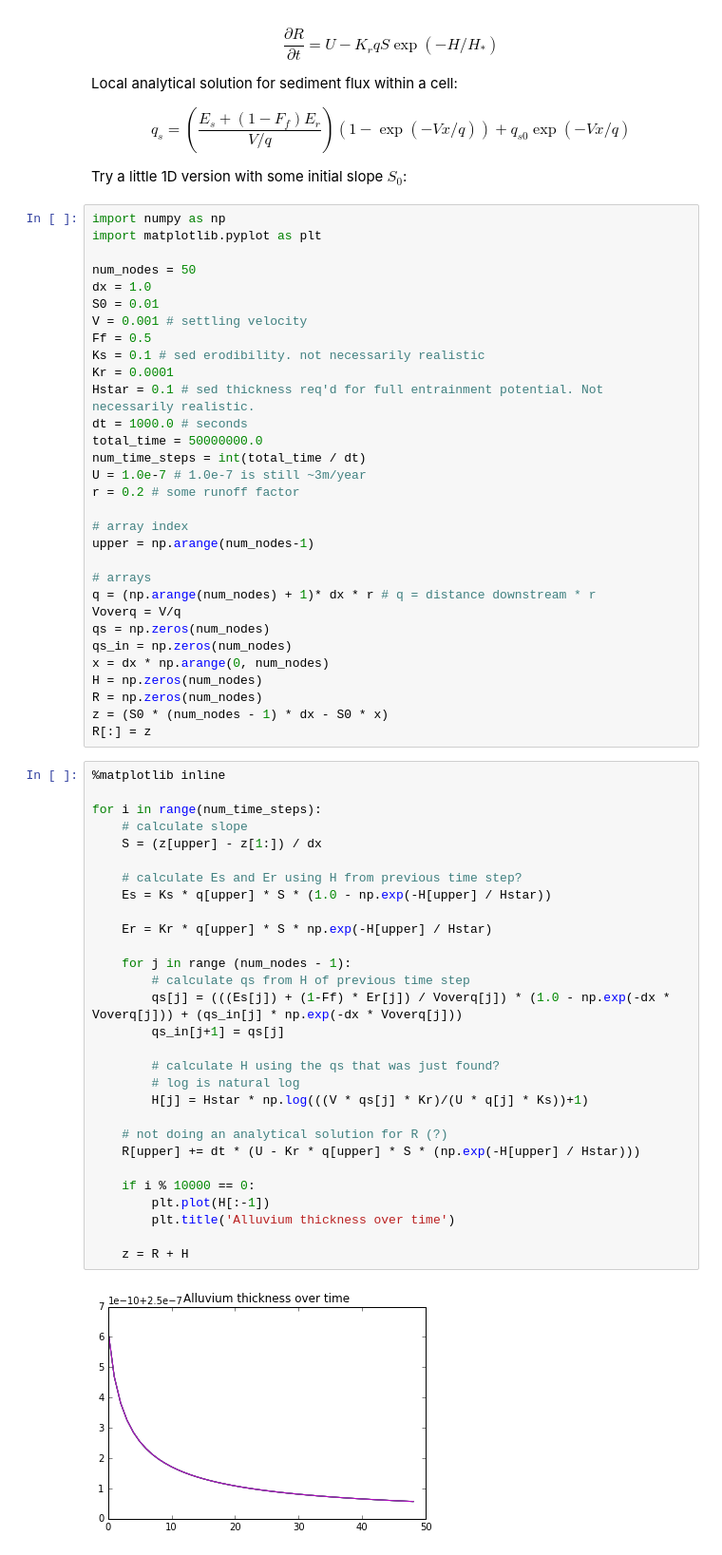
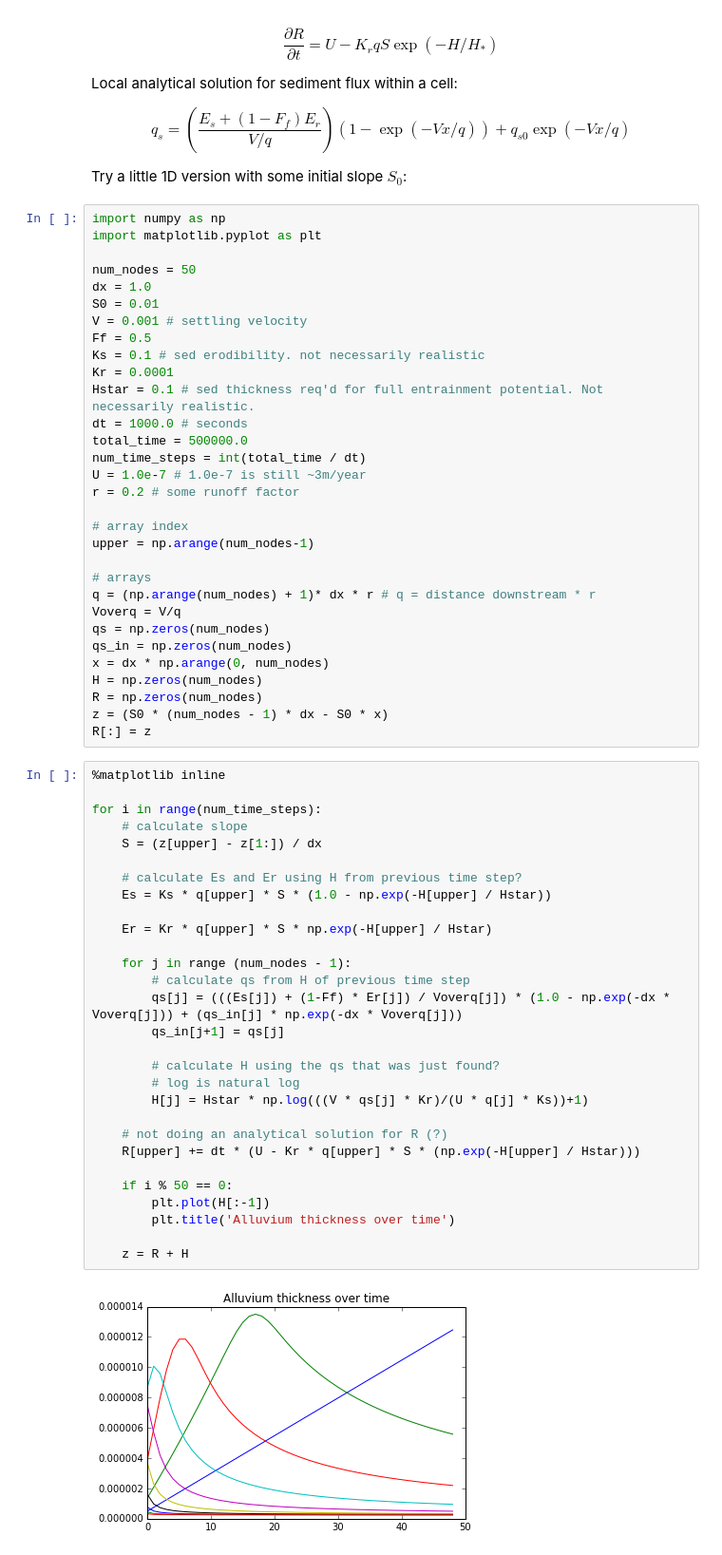
Before and after one commit to gregtucker/fluvial_erosion_theory, a Jupyter notebook: Local_analytical_solution_H.ipynb, the cells around one changed output. Shown at 95% size. Cells and saved outputs as stored; diff of their text form.

```diff
--- a/Local_analytical_solution_H.ipynb
+++ b/Local_analytical_solution_H.ipynb
@@ -33,7 +33,7 @@ Ks = 0.1 # sed erodibility. not necessarily realistic
 Kr = 0.0001
 Hstar = 0.1 # sed thickness req'd for full entrainment potential. Not necessarily realistic.
 dt = 1000.0 # seconds
-total_time = 50000000.0
+total_time = 500000.0
 num_time_steps = int(total_time / dt)
 U = 1.0e-7 # 1.0e-7 is still ~3m/year
 r = 0.2 # some runoff factor
@@ -54,34 +54,34 @@ R[:] = z
 # %%
 %matplotlib inline
 
 for i in range(num_time_steps):
     # calculate slope
     S = (z[upper] - z[1:]) / dx
 
     # calculate Es and Er using H from previous time step?
     Es = Ks * q[upper] * S * (1.0 - np.exp(-H[upper] / Hstar))
 
     Er = Kr * q[upper] * S * np.exp(-H[upper] / Hstar)
 
     for j in range (num_nodes - 1):
         # calculate qs from H of previous time step
         qs[j] = (((Es[j]) + (1-Ff) * Er[j]) / Voverq[j]) * (1.0 - np.exp(-dx * Voverq[j])) + (qs_in[j] * np.exp(-dx * Voverq[j]))
         qs_in[j+1] = qs[j]
 
         # calculate H using the qs that was just found?
         # log is natural log
         H[j] = Hstar * np.log(((V * qs[j] * Kr)/(U * q[j] * Ks))+1)
 
     # not doing an analytical solution for R (?)
     R[upper] += dt * (U - Kr * q[upper] * S * (np.exp(-H[upper] / Hstar)))
 
-    if i % 10000 == 0:
+    if i % 50 == 0:
         plt.plot(H[:-1])
         plt.title('Alluvium thickness over time')
 
     z = R + H
 # %% [output]
-[figure, old version]
+[figure, new version]
 # %%
 plt.plot(H[:-1])
 # %% [output]
```
Also changed, not shown: parts of 10 cells of this notebook.
